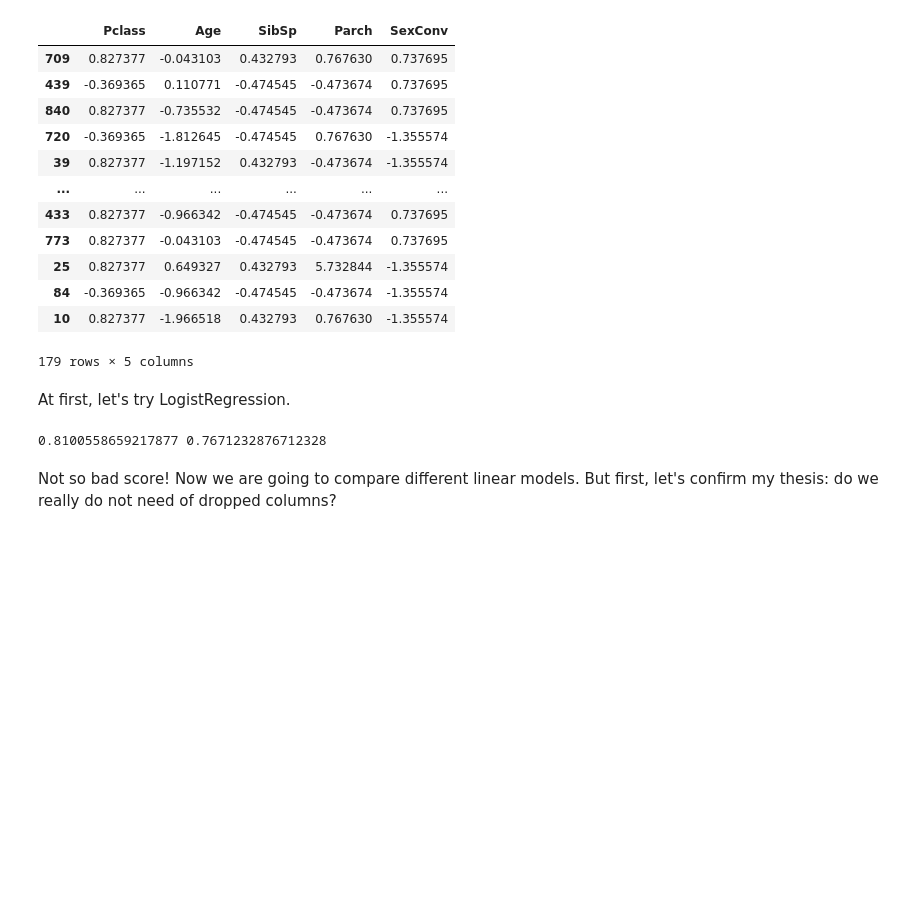
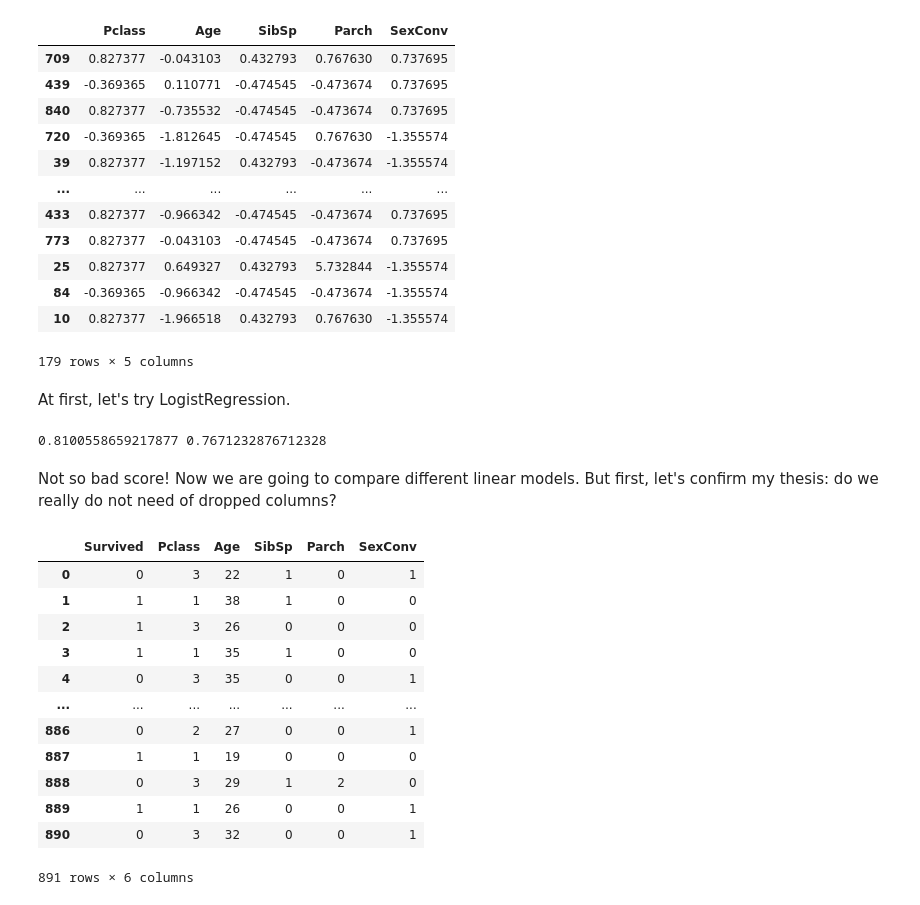
Before and after one commit to CarloRomeoGitHub/ML-Projects, a Jupyter notebook: ML_exercises.ipynb, the cells around one changed output. Drawn from its saved outputs; the diff is of its cells as text; code cells hidden in the pictures; blank space fills up the shorter version.

```diff
--- a/ML_exercises.ipynb
+++ b/ML_exercises.ipynb
@@ -136,3 +137,19 @@ print(score, f1)
 # %% [markdown]
 Not so bad score! Now we are going to compare different linear models.
 But first, let's confirm my thesis: do we really do not need of dropped columns?
+# %%
+train
+# %% [output]
+|  | Survived | Pclass | Age | SibSp | Parch | SexConv |
+| 0 | 0 | 3 | 22 | 1 | 0 | 1 |
+| 1 | 1 | 1 | 38 | 1 | 0 | 0 |
+| 2 | 1 | 3 | 26 | 0 | 0 | 0 |
+| 3 | 1 | 1 | 35 | 1 | 0 | 0 |
+| 4 | 0 | 3 | 35 | 0 | 0 | 1 |
+| ... | ... | ... | ... | ... | ... | ... |
+| 886 | 0 | 2 | 27 | 0 | 0 | 1 |
+| 887 | 1 | 1 | 19 | 0 | 0 | 0 |
+| 888 | 0 | 3 | 29 | 1 | 2 | 0 |
+| 889 | 1 | 1 | 26 | 0 | 0 | 1 |
+| 890 | 0 | 3 | 32 | 0 | 0 | 1 |
+891 rows × 6 columns
```
Also changed, not shown: parts of 16 cells of this notebook.
